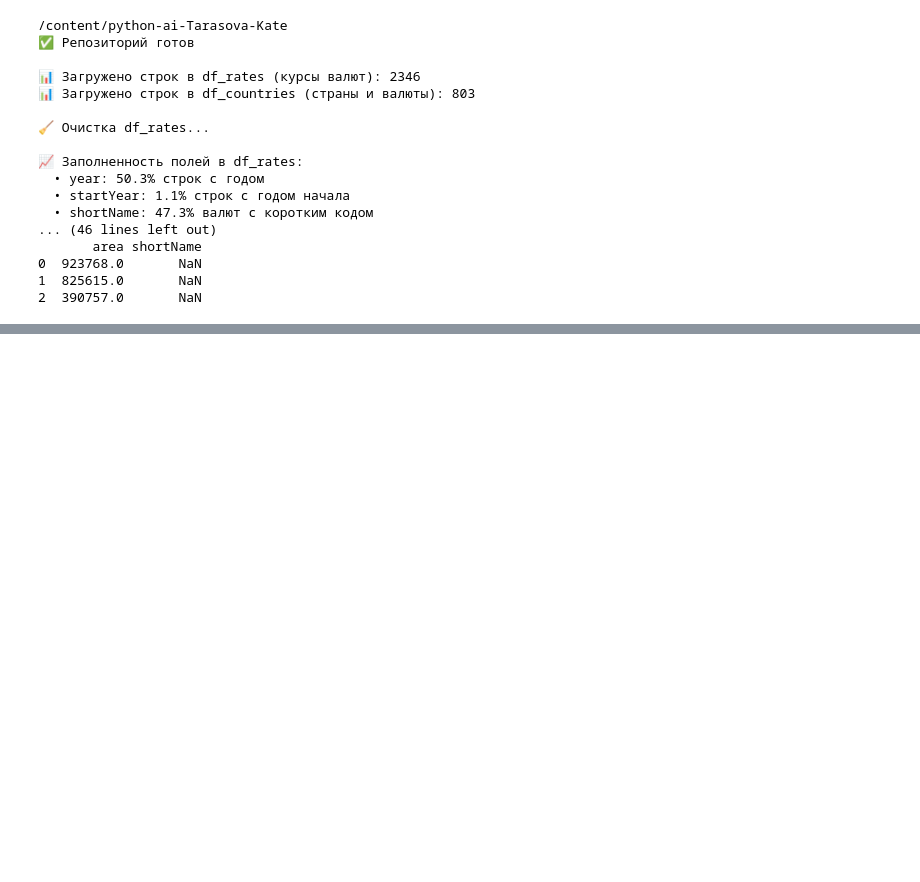
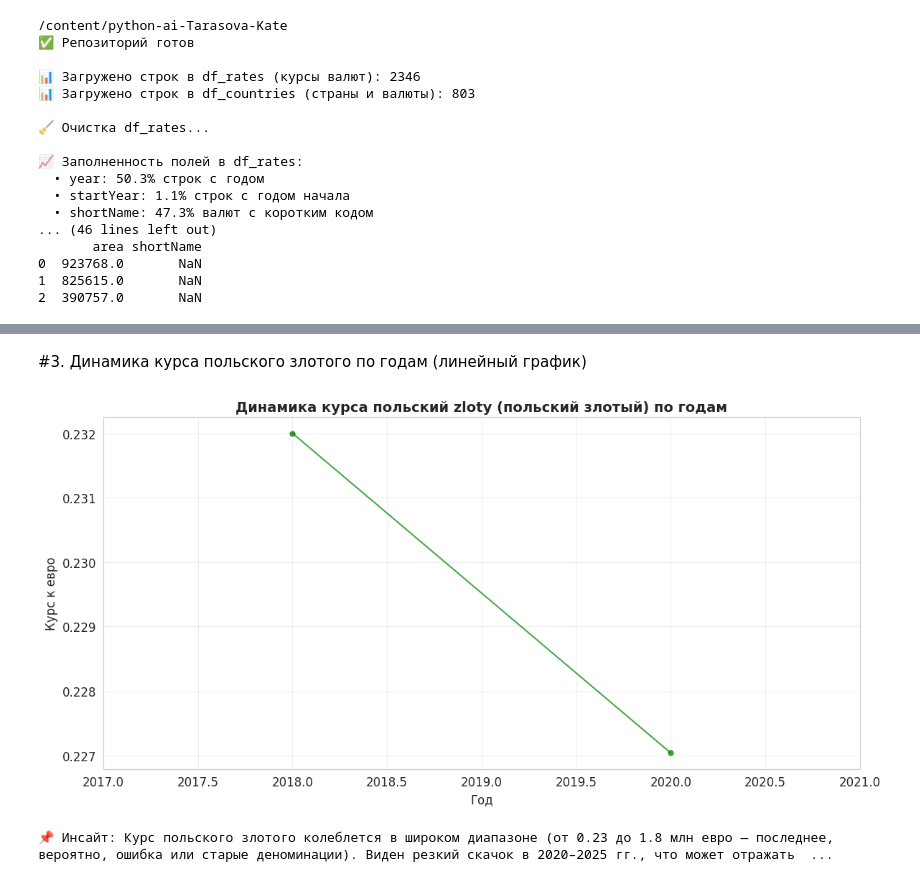
Before and after one commit to cathrineq/python-ai-Tarasova-Kate, a Jupyter notebook: notebooks/week3_visualization.ipynb, the cells around one changed output, grey strips where cells are left out. Saved outputs shown, nothing was run; the diff lists cells and outputs as text; code cells hidden in the pictures; blank space fills up the shorter version.

```diff
--- a/notebooks/week3_visualization.ipynb
+++ b/notebooks/week3_visualization.ipynb
@@ -2507,0 +271,25 @@ print("\n" + "="*70)
+# %% [markdown]
+#3. Динамика курса польского злотого по годам (линейный график)
+# %%
+# Визуализация 3: Динамика курса выбранной валюты (польский злотый)
+currency_name = 'польский zloty'  # по данным в df_rates
+# Найдём точное название
+zloty_data = df_rates[df_rates['currency'].str.contains('злот', case=False, na=False)].copy()
+zloty_data = zloty_data.dropna(subset=['year', 'price'])
+zloty_data = zloty_data[zloty_data['price'] < 1e6]  # убираем выбросы
+
+fig, ax = plt.subplots(figsize=(12, 6))
+ax.plot(zloty_data['year'], zloty_data['price'], 'o-', markersize=5, linewidth=1.5, color='green', alpha=0.7)
+ax.set_xlabel('Год', fontsize=12)
+ax.set_ylabel('Курс к евро', fontsize=12)
+ax.set_title(f'Динамика курса {currency_name} (польский злотый) по годам', fontsize=14, fontweight='bold')
+ax.grid(True, alpha=0.3)
+ax.set_xlim(zloty_data['year'].min() - 1, zloty_data['year'].max() + 1)
+
+plt.tight_layout()
+plt.show()
+
+print("📌 Инсайт: Курс польского злотого колеблется в широком диапазоне (от 0.23 до 1.8 млн евро — последнее, вероятно, ошибка или старые деноминации). Виден резкий скачок в 2020–2025 гг., что может отражать гиперинфляцию или смену валюты.")
+# %% [output]
+[figure, added]
+📌 Инсайт: Курс польского злотого колеблется в широком диапазоне (от 0.23 до 1.8 млн евро — последнее, вероятно, ошибка или старые деноминации). Виден резкий скачок в 2020–2025 гг., что может отражать  ...
```
Also changed, not shown: parts of 45 cells of this notebook.
